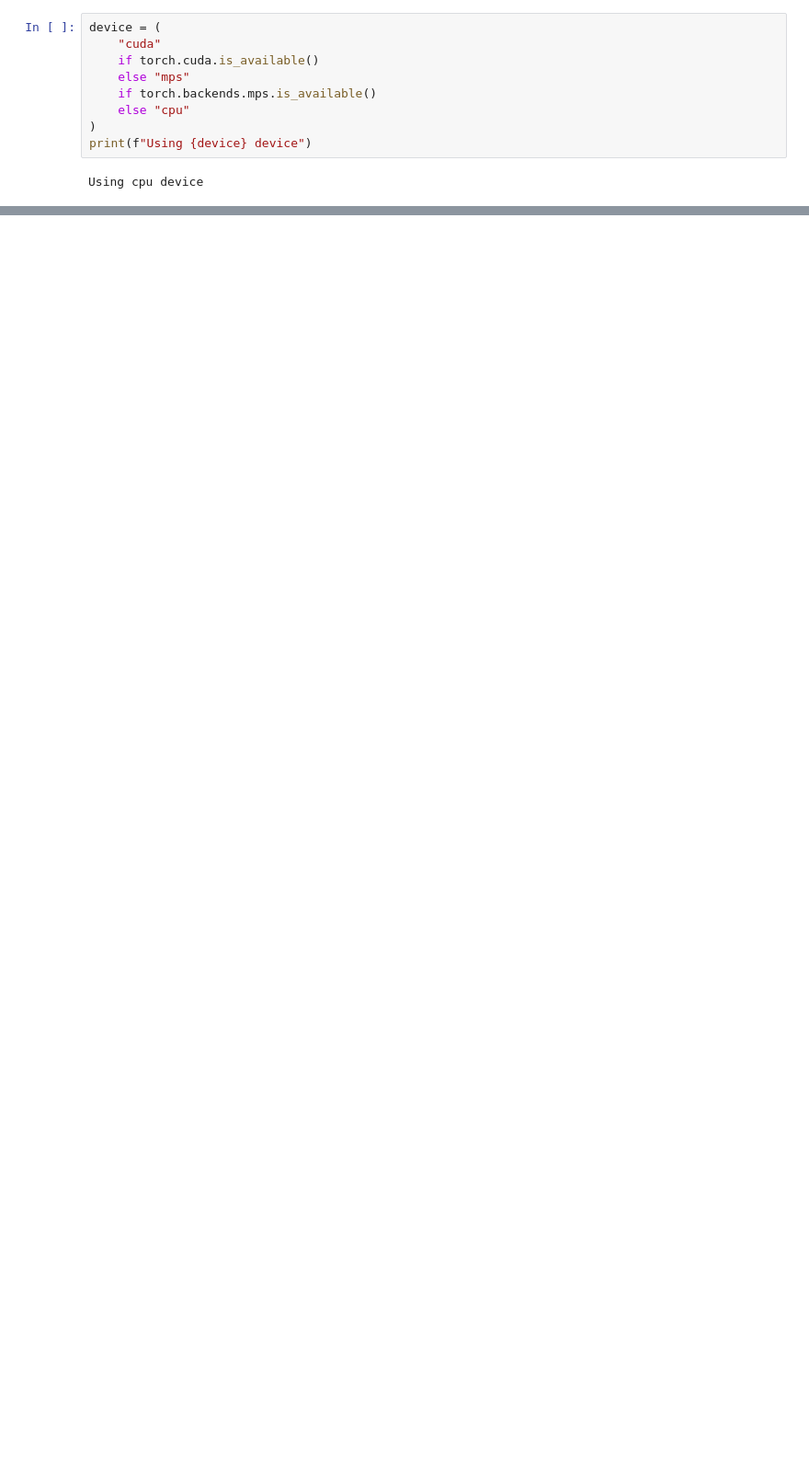
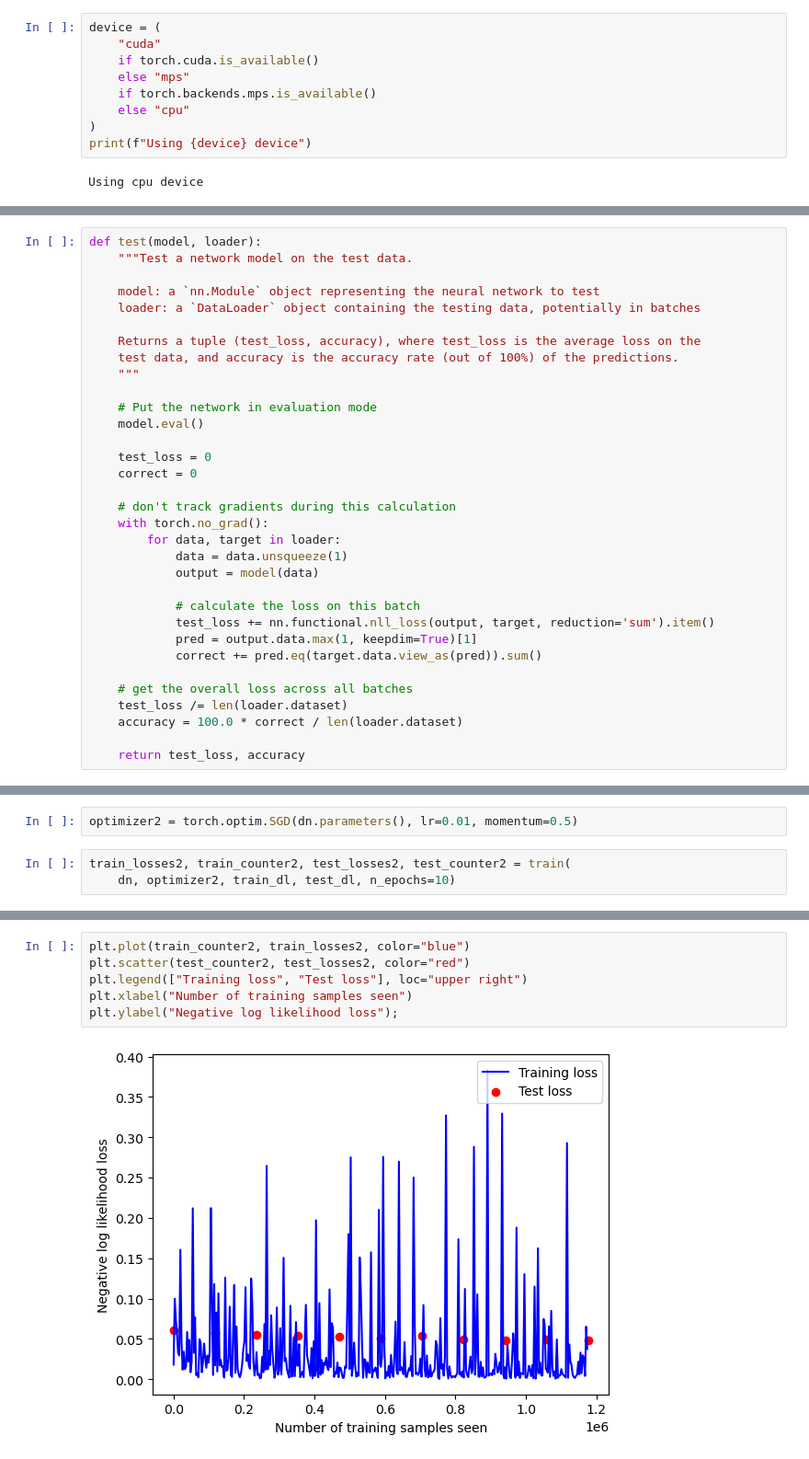
Before and after one commit to MenciusChin/Kaggle, a Jupyter notebook: digit/digit.ipynb, the cells around one changed output, grey strips where cells are left out. Shown at 92% size. Saved outputs shown, nothing was run; the diff lists cells and outputs as text; blank space fills up the shorter version.

```diff
--- a/digit/digit.ipynb
+++ b/digit/digit.ipynb
@@ -117,0 +288,33 @@ class DigitNetwork(nn.Module):
+# %%
+def test(model, loader):
+    """Test a network model on the test data.
+
+    model: a `nn.Module` object representing the neural network to test
+    loader: a `DataLoader` object containing the testing data, potentially in batches
+
+    Returns a tuple (test_loss, accuracy), where test_loss is the average loss on the
+    test data, and accuracy is the accuracy rate (out of 100%) of the predictions.
+    """
+
+    # Put the network in evaluation mode
+    model.eval()
+
+    test_loss = 0
+    correct = 0
+
+    # don't track gradients during this calculation
+    with torch.no_grad():
+        for data, target in loader:
+            data = data.unsqueeze(1)
+            output = model(data)
+
+            # calculate the loss on this batch
+            test_loss += nn.functional.nll_loss(output, target, reduction='sum').item()
+            pred = output.data.max(1, keepdim=True)[1]
+            correct += pred.eq(target.data.view_as(pred)).sum()
+
+    # get the overall loss across all batches
+    test_loss /= len(loader.dataset)
+    accuracy = 100.0 * correct / len(loader.dataset)
+
+    return test_loss, accuracy
@@ -117,0 +393,5 @@ class DigitNetwork(nn.Module):
+# %%
+optimizer2 = torch.optim.SGD(dn.parameters(), lr=0.01, momentum=0.5)
+# %%
+train_losses2, train_counter2, test_losses2, test_counter2 = train(
+    dn, optimizer2, train_dl, test_dl, n_epochs=10)
@@ -117,0 +402,8 @@ class DigitNetwork(nn.Module):
+# %%
+plt.plot(train_counter2, train_losses2, color="blue")
+plt.scatter(test_counter2, test_losses2, color="red")
+plt.legend(["Training loss", "Test loss"], loc="upper right")
+plt.xlabel("Number of training samples seen")
+plt.ylabel("Negative log likelihood loss");
+# %% [output]
+[figure, added]
```
Also changed, not shown: parts of 22 cells of this notebook, 1 other file.
